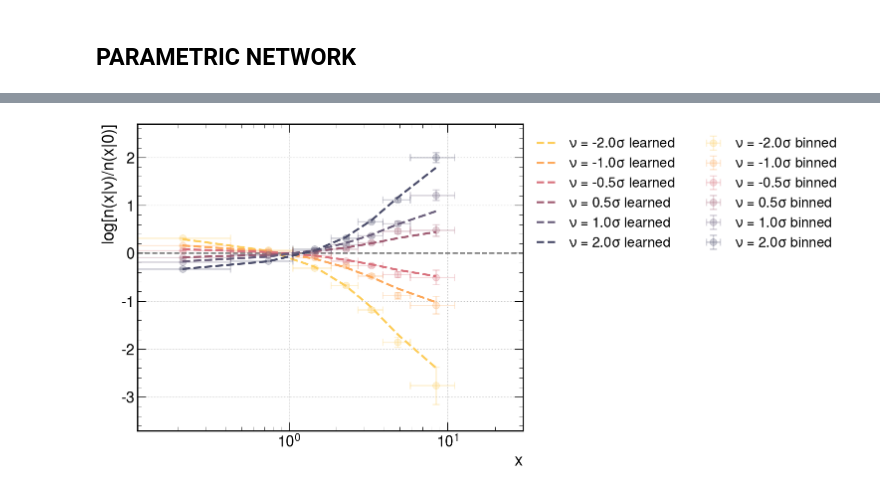
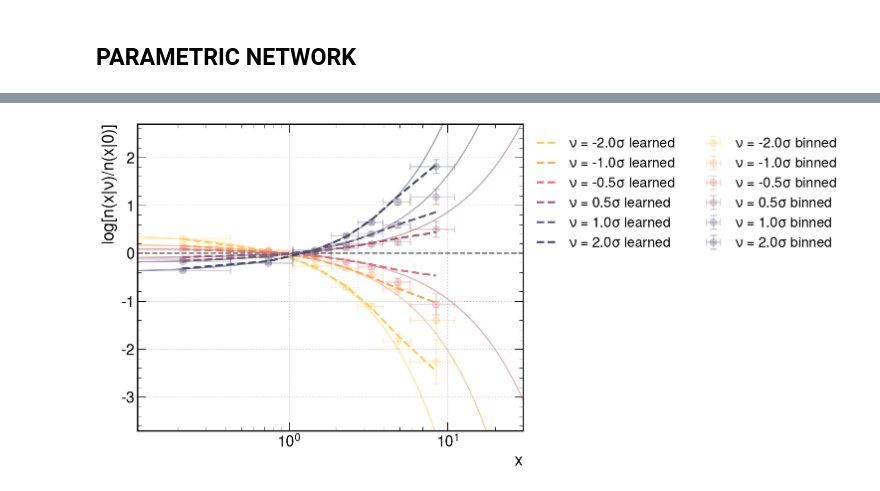
Before and after one commit to PietroCappelli/NPLM.torch, a Jupyter notebook: notebooks/systematics.ipynb, the cells around one changed output, grey strips where cells are left out. Drawn from its saved outputs; the diff is of its cells as text; code cells hidden in the pictures.

```diff
--- a/notebooks/systematics.ipynb
+++ b/notebooks/systematics.ipynb
@@ -303,29 +303,29 @@ Epoch: 1000, Loss: 24.6056, Val Loss: 24.5973
 # %%
 plot_nuisance_learned_ratio(
     model       = model,
     feature     = feature_test,
     target      = target_test,
     nu_list     = nu_list,
     nu_list_std = nu_list_std,
     bins        = bins,
     figsize     = FIGSIZE,
     fontsize    = FONTSIZE,
     palette     = PALETTE_2[::-1],
     grid        = True,
     zero_line   = True,
     marker      = "o",
     markersize  = 10,
     elinewidth  = 2,
     capsize     = 5,
     capthick    = 2,
     xlabel      = "x",
     ylabel      = r'$\log[n(x|\nu) / n(x|0)]$',
     xscale      = "log",
     yscale      = "linear",
     xlims       = (1.1e-1, 0.3e2),
     ylims       = (-3.7, 2.7),
-    # analytic    = analytic_scale_ratio,
+    analytic    = analytic_scale_ratio,
     device      = device
 )
 # %% [output]
-[figure, old version]
+[figure, new version]
```
Also changed, not shown: parts of 5 cells of this notebook, 1 other file.
